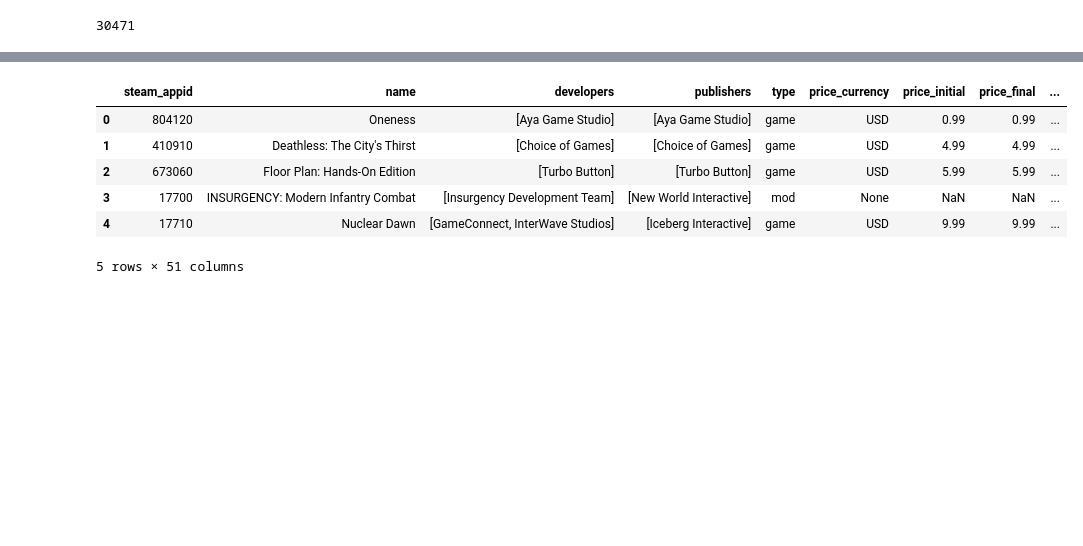
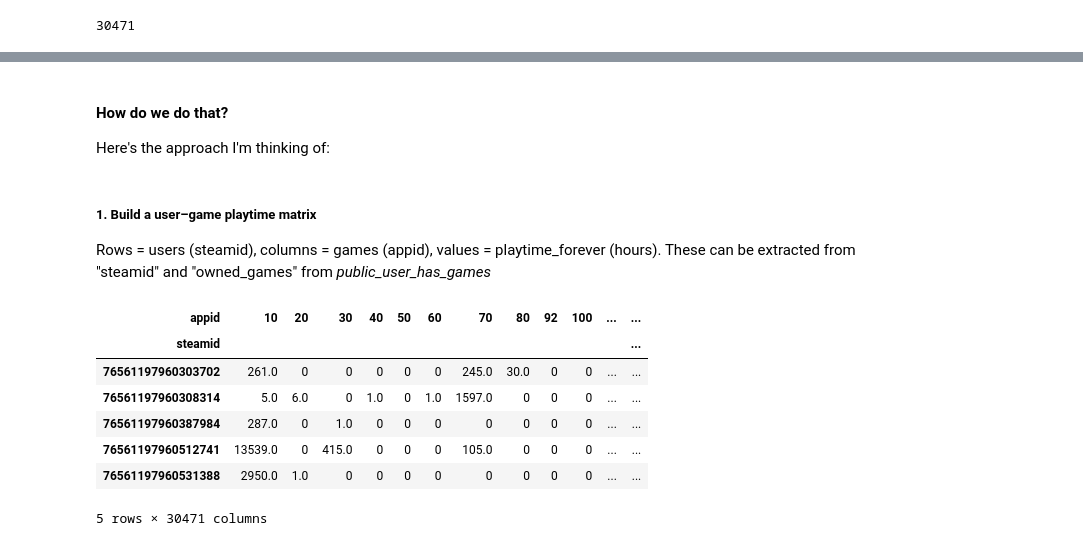
Before and after one commit to nazhifkojaz/eiyuden_review, a Jupyter notebook: data_collection.ipynb, the cells around one changed output, grey strips where cells are left out. Saved outputs shown, nothing was run; the diff lists cells and outputs as text; code cells hidden in the pictures; blank space fills up the shorter version.

Commit message:
update data collection

```diff
--- a/data_collection.ipynb
+++ b/data_collection.ipynb
@@ -211,10 +249,60 @@ idx
+# %% [markdown]
+#### How do we do that?
+Here's the approach I'm thinking of:
+# %% [markdown]
+##### 1. Build a user–game playtime matrix
+Rows = users (steamid), columns = games (appid), values = playtime_forever (hours). These can be extracted from "steamid" and "owned_games" from *public_user_has_games*
+# %%
+def build_user_game_matrix(
+    df: pd.DataFrame,
+    steamid_col: str = "steamid",
+    owned_col: str = "owned_games",
+    value_key: str = "playtime_forever",
+) -> pd.DataFrame:
+    # ensure there is no duplicate user to prevent double counting
+    df = df.drop_duplicates(subset=[steamid_col], keep="last")
+
+    # iterate the rows, taking only the steamid and owned_games cols
+    rows = []
+    for sid, og in zip(df[steamid_col], df[owned_col]): # sid -> steamid, og -> owned_games
+        games = og.get("games")
+        if games is None or len(games) == 0:
+            continue
+        for g in games:
+            appid = g.get("appid")
+            if appid is None:
+                continue # in case the missing/incorrect structure, skip them
+
+
+            val = g.get(value_key, 0)
+            if val == 0:
+                continue # skip games that the player hasn't play yet.
+
+            rows.append((str(sid), int(appid), float(val))) # steam's appid is actually int, and it's also better for sorting later
+
+    # don't think it will come to this but in case everything is empty
+    if not rows:
+        return pd.DataFrame(index=pd.Index([], name="steamid"), columns=pd.Index([], name="appid"))
+
+    # long -> wide pivot
+    long = pd.DataFrame(rows, columns=["steamid", "appid", value_key])
+    mat = (
+        long.pivot_table(index="steamid", columns="appid", values=value_key, aggfunc="sum", fill_value=0)
+            .sort_index(axis=0).sort_index(axis=1)
+    )
+    mat = mat.astype("float32", copy=False)
+    mat = mat.astype(pd.SparseDtype("float32", 0)) # fill the NaN as 0
+    return mat
+# %%
+user_game_matrix = build_user_game_matrix(df=public_user_has_games)
 # %%
-game_data_first_cp.head()
+user_game_matrix.head()
 # %% [output]
-|  | steam_appid | name | developers | publishers | type | price_currency | price_initial | price_final | ... |
-| 0 | 804120 | Oneness | [Aya Game Studio] | [Aya Game Studio] | game | USD | 0.99 | 0.99 | ... |
-| 1 | 410910 | Deathless: The City's Thirst | [Choice of Games] | [Choice of Games] | game | USD | 4.99 | 4.99 | ... |
-| 2 | 673060 | Floor Plan: Hands-On Edition | [Turbo Button] | [Turbo Button] | game | USD | 5.99 | 5.99 | ... |
-| 3 | 17700 | INSURGENCY: Modern Infantry Combat | [Insurgency Development Team] | [New World Interactive] | mod | None | NaN | NaN | ... |
-| 4 | 17710 | Nuclear Dawn | [GameConnect, InterWave Studios] | [Iceberg Interactive] | game | USD | 9.99 | 9.99 | ... |
+| appid | 10 | 20 | 30 | 40 | 50 | 60 | 70 | 80 | 92 | 100 | ... | ... |
+| steamid |  |  |  |  |  |  |  |  |  |  |  | ... |
+| 76561197960303702 | 261.0 | 0 | 0 | 0 | 0 | 0 | 245.0 | 30.0 | 0 | 0 | ... | ... |
+| 76561197960308314 | 5.0 | 6.0 | 0 | 1.0 | 0 | 1.0 | 1597.0 | 0 | 0 | 0 | ... | ... |
+| 76561197960387984 | 287.0 | 0 | 1.0 | 0 | 0 | 0 | 0 | 0 | 0 | 0 | ... | ... |
+| 76561197960512741 | 13539.0 | 0 | 415.0 | 0 | 0 | 0 | 105.0 | 0 | 0 | 0 | ... | ... |
+| 76561197960531388 | 2950.0 | 1.0 | 0 | 0 | 0 | 0 | 0 | 0 | 0 | 0 | ... | ... |
-5 rows × 51 columns
+5 rows × 30471 columns
```
Also changed, not shown: parts of 31 cells of this notebook.
